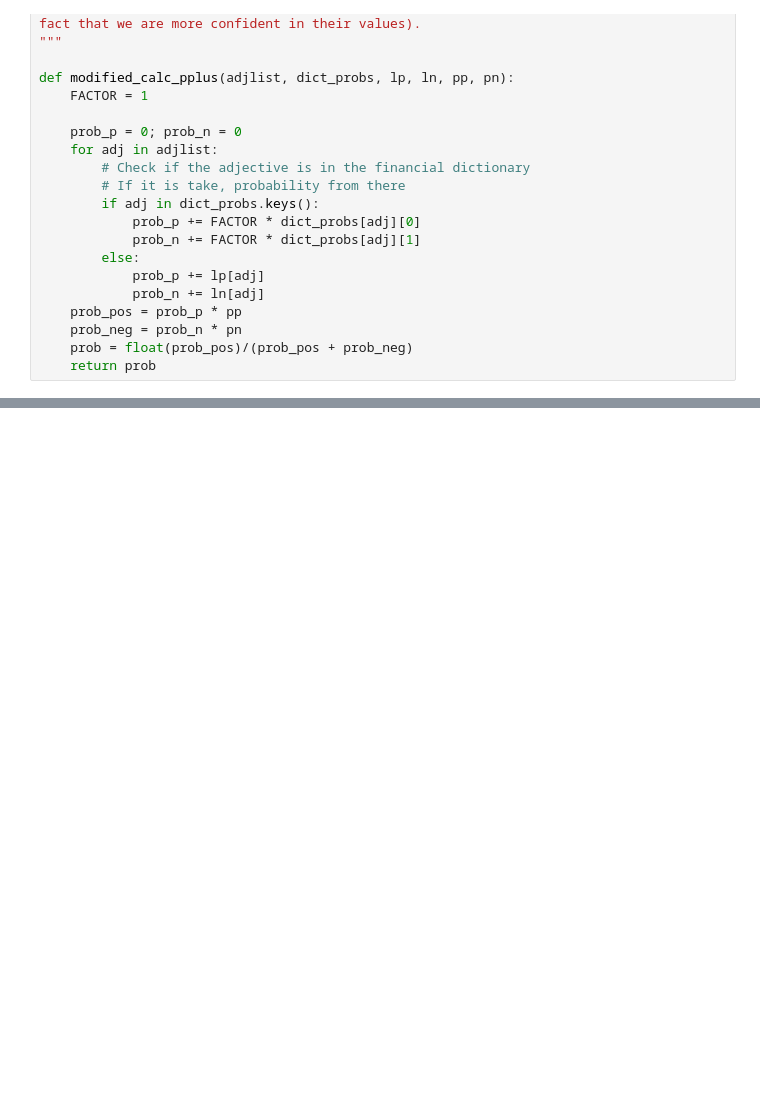
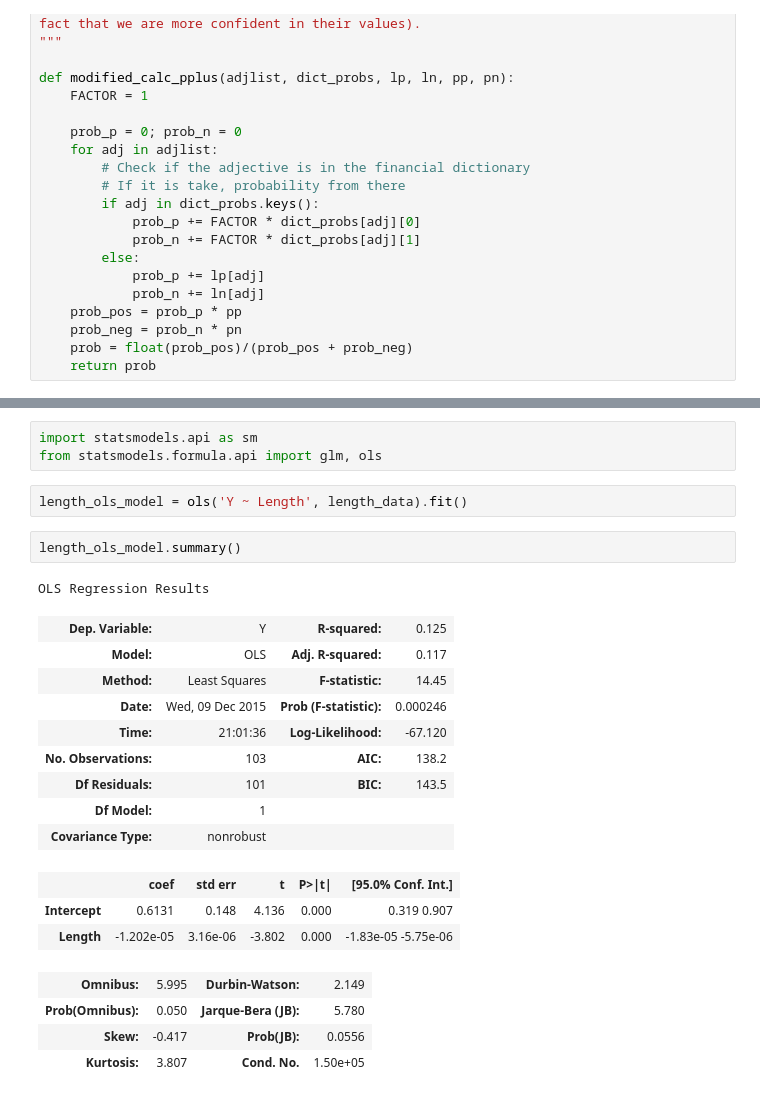
Before and after one commit to jamescurtin/cs109_fp, a Jupyter notebook: george/Sentiment Analysis-gz1.ipynb, the cells around one changed output, grey strips where cells are left out. Drawn from its saved outputs; the diff is of its cells as text; blank space fills up the shorter version.

```diff
--- a/george/Sentiment Analysis-gz1.ipynb
+++ b/george/Sentiment Analysis-gz1.ipynb
@@ -535,0 +554,25 @@ def modified_calc_pplus(adjlist, dict_probs, lp, ln, pp, pn):
+# %%
+import statsmodels.api as sm
+from statsmodels.formula.api import glm, ols
+# %%
+length_ols_model = ols('Y ~ Length', length_data).fit()
+# %%
+length_ols_model.summary()
+# %% [output]
+OLS Regression Results
+| Dep. Variable: | Y | R-squared: | 0.125 |
+| Model: | OLS | Adj. R-squared: | 0.117 |
+| Method: | Least Squares | F-statistic: | 14.45 |
+| Date: | Wed, 09 Dec 2015 | Prob (F-statistic): | 0.000246 |
+| Time: | 21:01:36 | Log-Likelihood: | -67.120 |
+| No. Observations: | 103 | AIC: | 138.2 |
+| Df Residuals: | 101 | BIC: | 143.5 |
+| Df Model: | 1 |  |  |
+| Covariance Type: | nonrobust |  |  |
+|  | coef | std err | t | P>|t| | [95.0% Conf. Int.] |
+| Intercept | 0.6131 | 0.148 | 4.136 | 0.000 | 0.319 0.907 |
+| Length | -1.202e-05 | 3.16e-06 | -3.802 | 0.000 | -1.83e-05 -5.75e-06 |
+| Omnibus: | 5.995 | Durbin-Watson: | 2.149 |
+| Prob(Omnibus): | 0.050 | Jarque-Bera (JB): | 5.780 |
+| Skew: | -0.417 | Prob(JB): | 0.0556 |
+| Kurtosis: | 3.807 | Cond. No. | 1.50e+05 |
```
Also changed, not shown: parts of 59 cells of this notebook.
